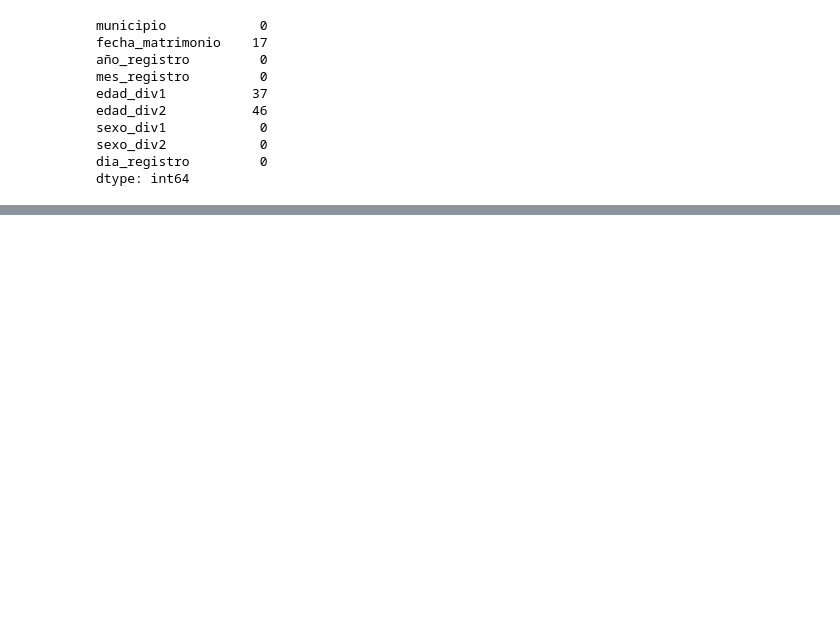
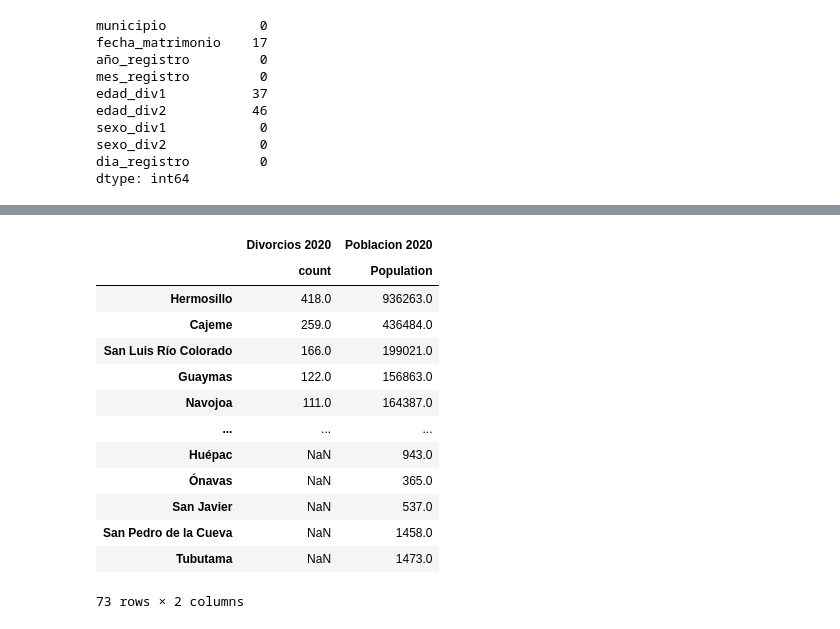
Before and after one commit to JesusF10/Hackaton-LCC-2025, a Jupyter notebook: notas.ipynb, the cells around one changed output, grey strips where cells are left out. Saved outputs shown, nothing was run; the diff lists cells and outputs as text; code cells hidden in the pictures; blank space fills up the shorter version.

```diff
--- a/notas.ipynb
+++ b/notas.ipynb
@@ -196,0 +154,6 @@ pd.concat([nulos_totales, divorcios_2020[['municipio']].groupby(divorcios_2020["
+# %%
+poblacion_sonora = pd.read_csv("./data/poblacion_municipal_2020.csv")
+# %%
+poblacion_sonora = poblacion_sonora[["Municipality", "Population"]]
+
+poblacion_sonora.sort_values(by="Population", ascending=False)
@@ -196,0 +174,2 @@ pd.concat([nulos_totales, divorcios_2020[['municipio']].groupby(divorcios_2020["
+# %%
+poblacion_sonora = poblacion_sonora.set_index("Municipality")
@@ -196,0 +217,19 @@ pd.concat([nulos_totales, divorcios_2020[['municipio']].groupby(divorcios_2020["
+# %%
+#pd.concat([divorcios_2020["municipio"].value_counts(), poblacion_sonora])
+
+pd.concat([pd.Series(divorcios_2020["municipio"].value_counts()),poblacion_sonora], axis=1, keys=['Divorcios 2020', 'Poblacion 2020'])
+# %% [output]
+|  | Divorcios 2020 | Poblacion 2020 |
+|  | count | Population |
+| Hermosillo | 418.0 | 936263.0 |
+| Cajeme | 259.0 | 436484.0 |
+| San Luis Río Colorado | 166.0 | 199021.0 |
+| Guaymas | 122.0 | 156863.0 |
+| Navojoa | 111.0 | 164387.0 |
+| ... | ... | ... |
+| Huépac | NaN | 943.0 |
+| Ónavas | NaN | 365.0 |
+| San Javier | NaN | 537.0 |
+| San Pedro de la Cueva | NaN | 1458.0 |
+| Tubutama | NaN | 1473.0 |
+73 rows × 2 columns
```
Also changed, not shown: parts of 14 cells of this notebook, 1 other file.
